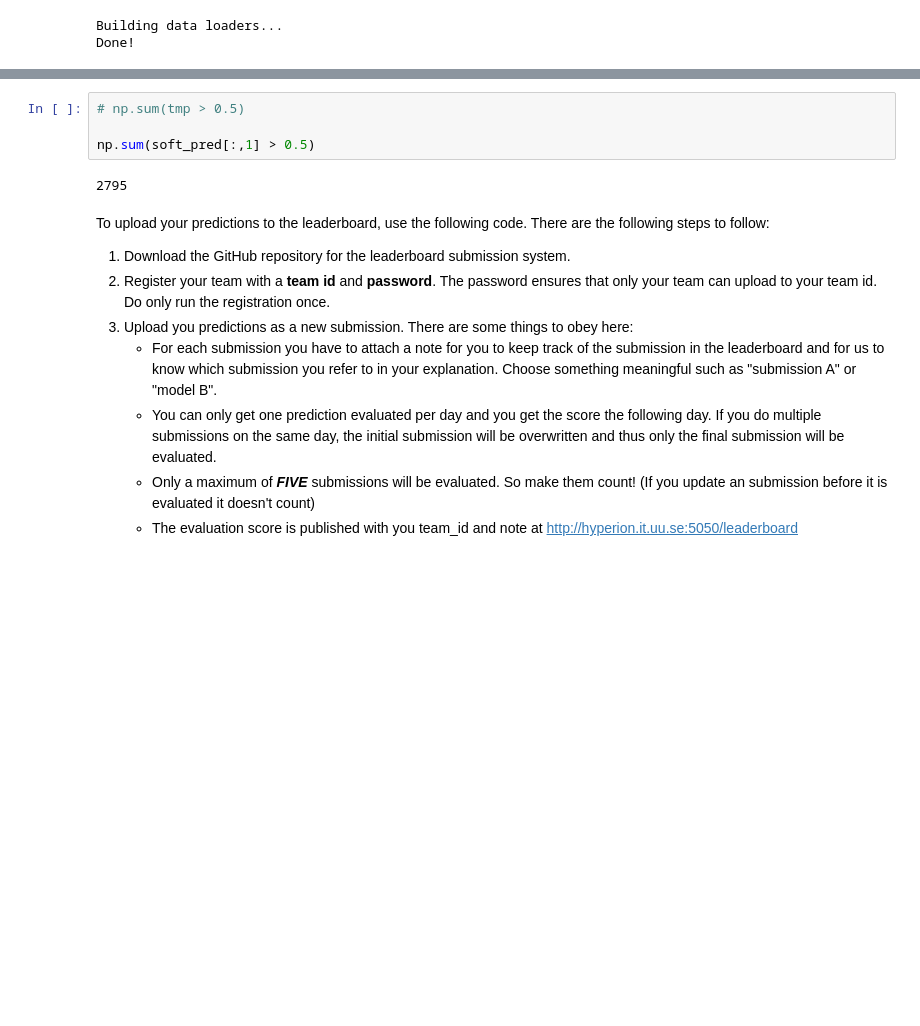
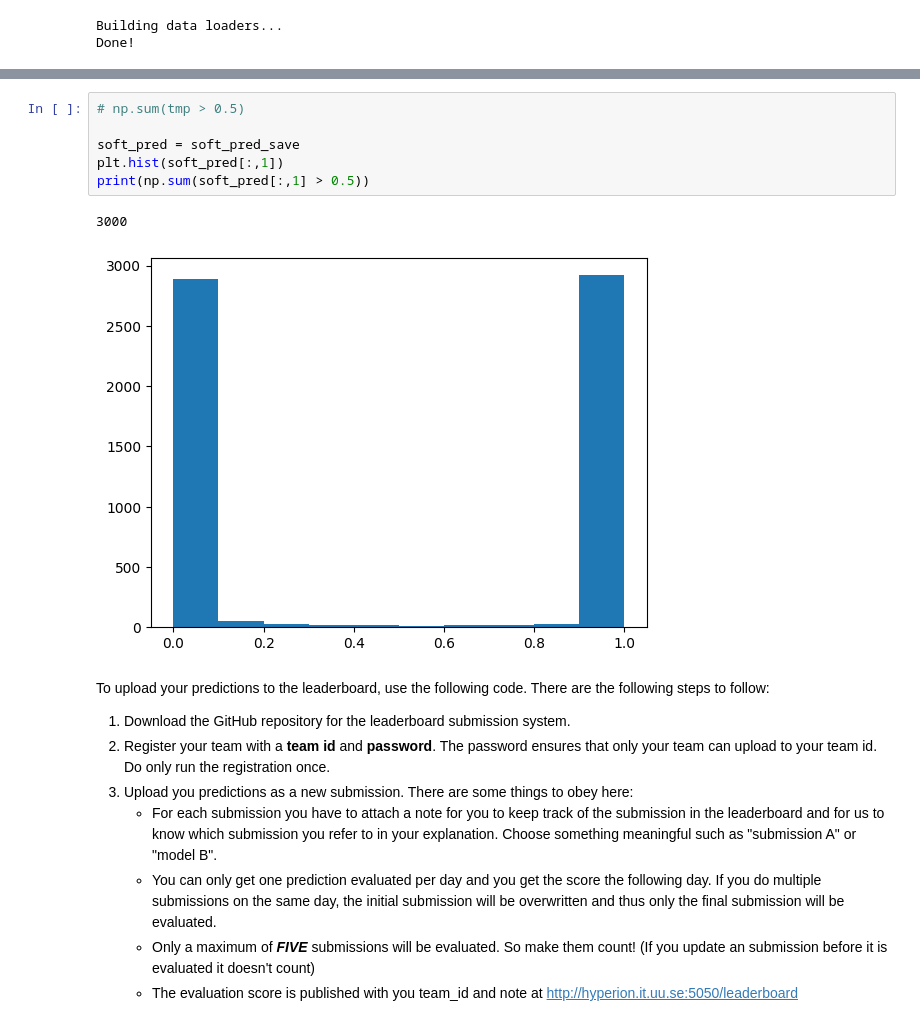
Before and after one commit to molen89/wasp-assignmen-af-classification, a Jupyter notebook: assignment_ecg_classification.ipynb, the cells around one changed output, grey strips where cells are left out. Saved outputs shown, nothing was run; the diff lists cells and outputs as text; blank space fills up the shorter version.

```diff
--- a/assignment_ecg_classification.ipynb
+++ b/assignment_ecg_classification.ipynb
@@ -1110,9 +1234,12 @@ plt.hist(soft_pred[:,1])
 # %%
 # np.sum(tmp > 0.5)
 
-np.sum(soft_pred[:,1] > 0.5)
+soft_pred = soft_pred_save
+plt.hist(soft_pred[:,1])
+print(np.sum(soft_pred[:,1] > 0.5))
 # %% [output]
-2795
+3000
+[figure, added]
 # %% [markdown]
 To upload your predictions to the leaderboard, use the following code. There are the following steps to follow:
 1. Download the GitHub repository for the leaderboard submission system.
```
Also changed, not shown: parts of 13 cells of this notebook.
